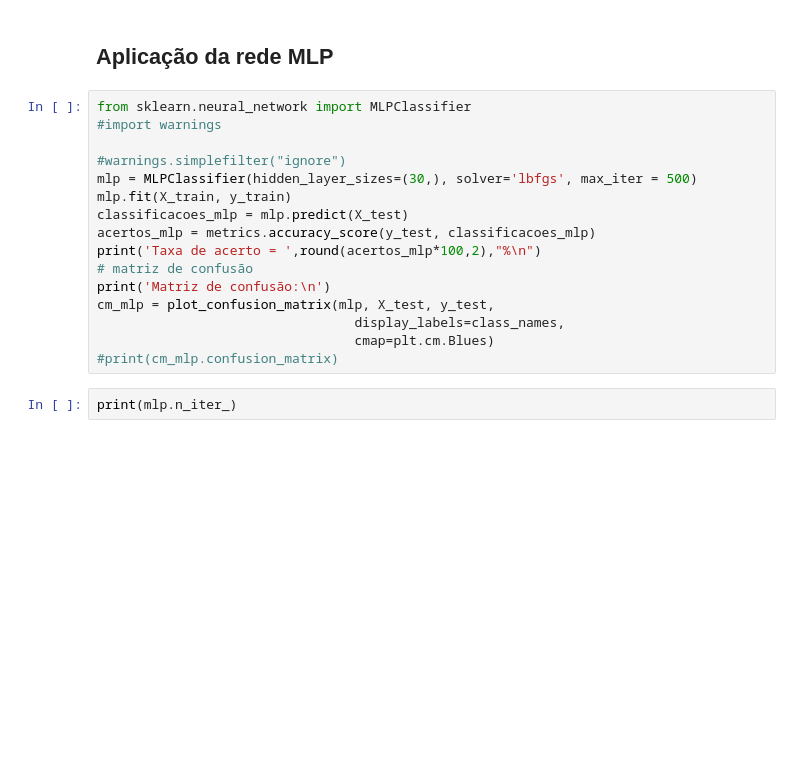
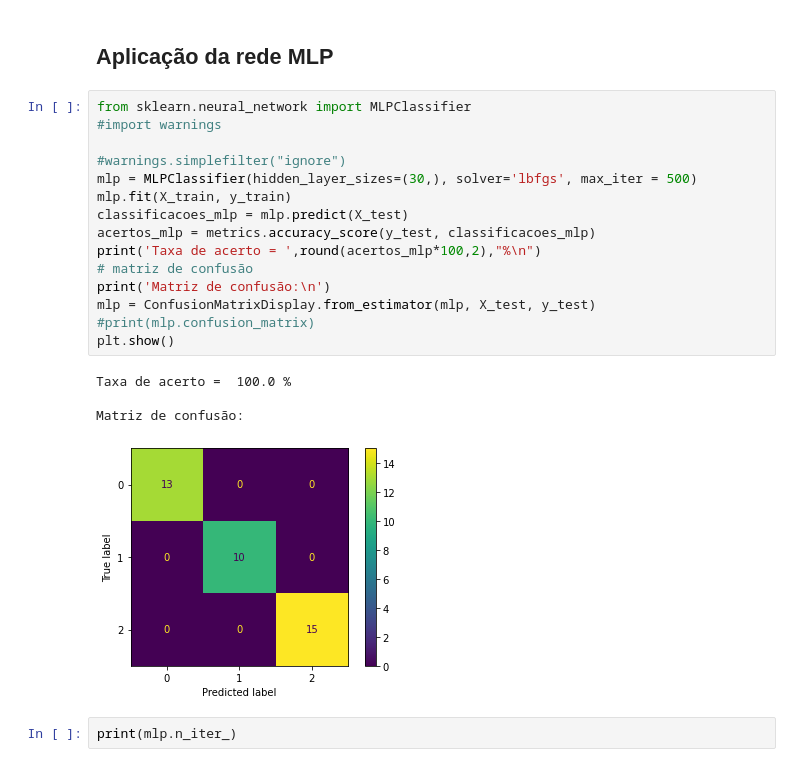
Before and after one commit to malegopc/DSBD, a Jupyter notebook: Notebooks/Iris_dataset_KNN_x_Reg_Log_x_SVM_x_MLP_v1.ipynb, the cells around one changed output. Saved outputs shown, nothing was run; the diff lists cells and outputs as text; blank space fills up the shorter version.

```diff
--- a/Notebooks/Iris_dataset_KNN_x_Reg_Log_x_SVM_x_MLP_v1.ipynb
+++ b/Notebooks/Iris_dataset_KNN_x_Reg_Log_x_SVM_x_MLP_v1.ipynb
@@ -147,18 +161,22 @@ cm_svm = plot_confusion_matrix(svm, X_test, y_test,
 # %%
 from sklearn.neural_network import MLPClassifier
 #import warnings
 
 #warnings.simplefilter("ignore")
 mlp = MLPClassifier(hidden_layer_sizes=(30,), solver='lbfgs', max_iter = 500)
 mlp.fit(X_train, y_train)
 classificacoes_mlp = mlp.predict(X_test)
 acertos_mlp = metrics.accuracy_score(y_test, classificacoes_mlp)
 print('Taxa de acerto = ',round(acertos_mlp*100,2),"%\n")
 # matriz de confusão
 print('Matriz de confusão:\n')
-cm_mlp = plot_confusion_matrix(mlp, X_test, y_test,
-                                 display_labels=class_names,
-                                 cmap=plt.cm.Blues)
-#print(cm_mlp.confusion_matrix)
+mlp = ConfusionMatrixDisplay.from_estimator(mlp, X_test, y_test)
+#print(mlp.confusion_matrix)
+plt.show()
+# %% [output]
+Taxa de acerto =  100.0 %
+
+Matriz de confusão:
+[figure, added]
 # %%
 print(mlp.n_iter_)
```
Also changed, not shown: parts of 5 cells of this notebook, 2 other files.
